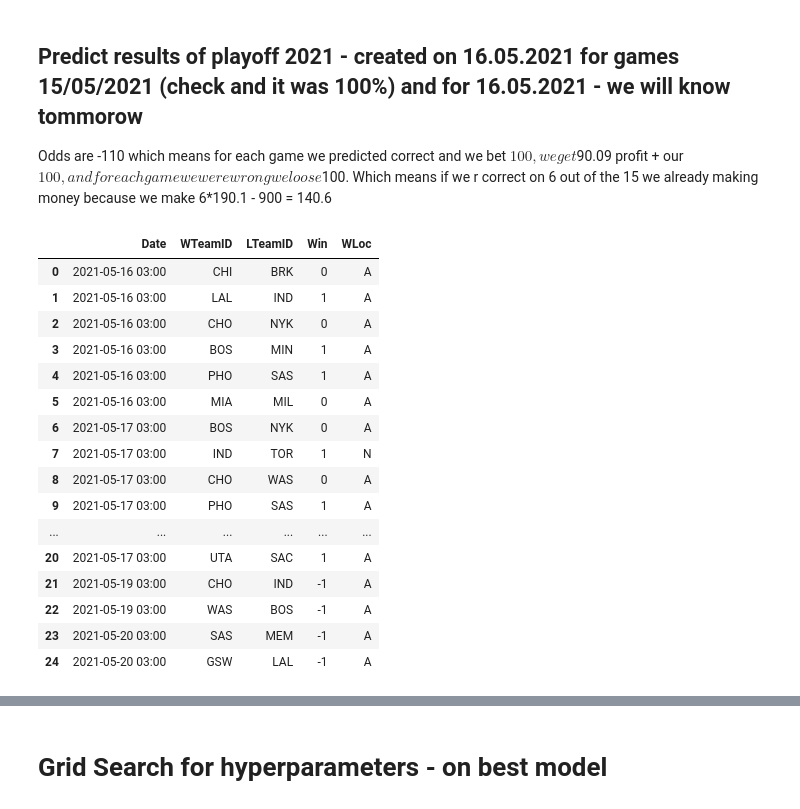
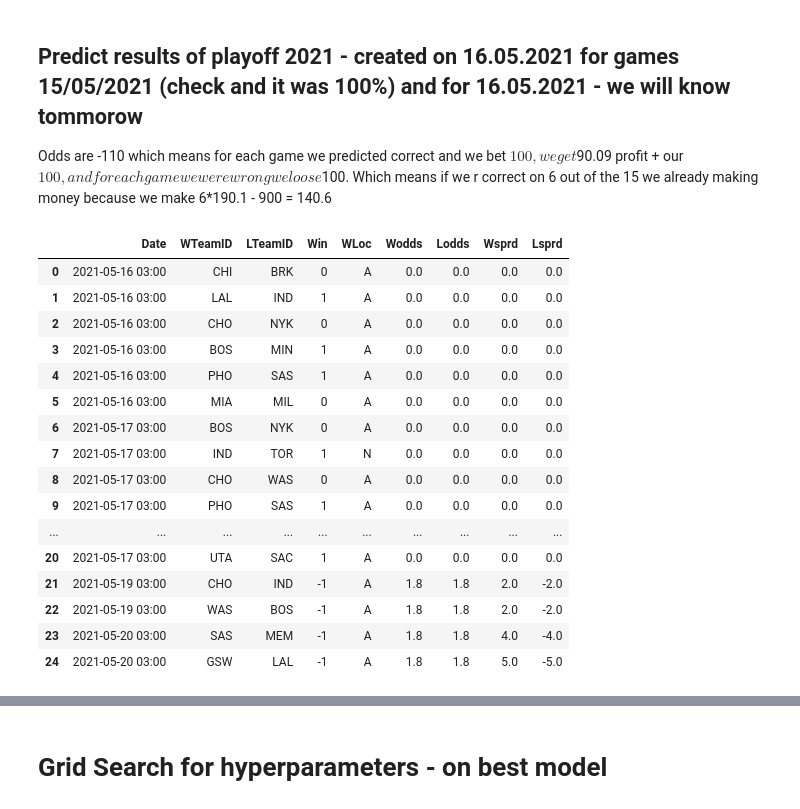
Before and after one commit to drbarak/NBA, a Jupyter notebook: NBA2021.ipynb, the cells around one changed output, grey strips where cells are left out. Saved outputs shown, nothing was run; the diff lists cells and outputs as text; code cells hidden in the pictures.

```diff
--- a/NBA2021.ipynb
+++ b/NBA2021.ipynb
@@ -811,53 +832,55 @@ if len(tourney_year):
 Odds are -110 which means for each game we predicted correct and we bet $100, we get $90.09 profit + our $100, and for each game we were wrong we loose $100. Which means if we r correct on 6 out of the 15 we already making money because we make 6*190.1 - 900 = 140.6
 # %%
 # the last columns ('Win') 0=the first team(Wteam) loses 1=Wteam wins
+# spread - if it is +2 means that you add 2 pts to your team score and then check the result (if it lost by 1 pts then +2 will make it a winner for the bet)
 playoff_future = [['2021-05-16 03:00','CHI','BRK',0,'A'],
                   ['2021-05-16 03:00','LAL','IND',1,'A'],
                   ['2021-05-16 03:00','CHO','NYK',0,'A'],
                   ['2021-05-16 03:00','BOS','MIN',1,'A'],
                   ['2021-05-16 03:00','PHO','SAS',1,'A'],
                   ['2021-05-16 03:00','MIA','MIL',0,'A'],
 
                   ['2021-05-17 03:00','BOS','NYK',0,'A'],
                   ['2021-05-17 03:00','IND','TOR',1,'N'],
                   ['2021-05-17 03:00','CHO','WAS',0,'A'],
                   ['2021-05-17 03:00','PHO','SAS',1,'A'],
                   ['2021-05-17 03:00','MEM','GSW',0,'A'],
                   ['2021-05-17 03:00','HOU','ATL',0,'A'],
                   ['2021-05-17 03:00','CLE','BRK',0,'A'],
                   ['2021-05-17 03:00','ORL','PHI',0,'A'],
                   ['2021-05-17 03:00','MIA','DET',1,'A'],
                   ['2021-05-17 03:00','MIL','CHI',0,'A'],
                   ['2021-05-17 03:00','DAL','MIN',0,'A'],
                   ['2021-05-17 03:00','LAL','NOP',1,'A'],
                   ['2021-05-17 03:00','LAC','OKC',0,'A'],
                   ['2021-05-17 03:00','DEN','POR',0,'A'],
                   ['2021-05-17 03:00','UTA','SAC',1,'A'],
 
-                  ['2021-05-19 03:00','CHO','IND',-1,'A'],
-                  ['2021-05-19 03:00','WAS','BOS',-1,'A'],
-                  ['2021-05-20 03:00','SAS','MEM',-1,'A'],
-                  ['2021-05-20 03:00','GSW','LAL',-1,'A'],
+                  ['2021-05-19 03:00','CHO','IND',-1,'A',1.8,1.8,2,-2],
+                  ['2021-05-19 03:00','WAS','BOS',-1,'A',1.8,1.8,2,-2],
+                  ['2021-05-20 03:00','SAS','MEM',-1,'A',1.8,1.8,4,-4],
+                  ['2021-05-20 03:00','GSW','LAL',-1,'A',1.8,1.8,5,-5],
                   ]
-df_playoff_future = pd.DataFrame(playoff_future, columns=['Date','WTeamID','LTeamID','Win', 'WLoc'])
+df_playoff_future = pd.DataFrame(playoff_future, columns=['Date','WTeamID','LTeamID','Win', 'WLoc', 'Wodds', 'odds','Wsprd', 'Lsprd'])
+df_playoff_future.fillna(0, inplace=True)
 df_playoff_future
 # %% [output]
-|  | Date | WTeamID | LTeamID | Win | WLoc |
-| 0 | 2021-05-16 03:00 | CHI | BRK | 0 | A |
-| 1 | 2021-05-16 03:00 | LAL | IND | 1 | A |
-| 2 | 2021-05-16 03:00 | CHO | NYK | 0 | A |
-| 3 | 2021-05-16 03:00 | BOS | MIN | 1 | A |
-| 4 | 2021-05-16 03:00 | PHO | SAS | 1 | A |
-| 5 | 2021-05-16 03:00 | MIA | MIL | 0 | A |
-| 6 | 2021-05-17 03:00 | BOS | NYK | 0 | A |
-| 7 | 2021-05-17 03:00 | IND | TOR | 1 | N |
-| 8 | 2021-05-17 03:00 | CHO | WAS | 0 | A |
-| 9 | 2021-05-17 03:00 | PHO | SAS | 1 | A |
-| ... | ... | ... | ... | ... | ... |
-| 20 | 2021-05-17 03:00 | UTA | SAC | 1 | A |
-| 21 | 2021-05-19 03:00 | CHO | IND | -1 | A |
-| 22 | 2021-05-19 03:00 | WAS | BOS | -1 | A |
-| 23 | 2021-05-20 03:00 | SAS | MEM | -1 | A |
-| 24 | 2021-05-20 03:00 | GSW | LAL | -1 | A |
+|  | Date | WTeamID | LTeamID | Win | WLoc | Wodds | Lodds | Wsprd | Lsprd |
+| 0 | 2021-05-16 03:00 | CHI | BRK | 0 | A | 0.0 | 0.0 | 0.0 | 0.0 |
+| 1 | 2021-05-16 03:00 | LAL | IND | 1 | A | 0.0 | 0.0 | 0.0 | 0.0 |
+| 2 | 2021-05-16 03:00 | CHO | NYK | 0 | A | 0.0 | 0.0 | 0.0 | 0.0 |
+| 3 | 2021-05-16 03:00 | BOS | MIN | 1 | A | 0.0 | 0.0 | 0.0 | 0.0 |
+| 4 | 2021-05-16 03:00 | PHO | SAS | 1 | A | 0.0 | 0.0 | 0.0 | 0.0 |
+| 5 | 2021-05-16 03:00 | MIA | MIL | 0 | A | 0.0 | 0.0 | 0.0 | 0.0 |
+| 6 | 2021-05-17 03:00 | BOS | NYK | 0 | A | 0.0 | 0.0 | 0.0 | 0.0 |
+| 7 | 2021-05-17 03:00 | IND | TOR | 1 | N | 0.0 | 0.0 | 0.0 | 0.0 |
+| 8 | 2021-05-17 03:00 | CHO | WAS | 0 | A | 0.0 | 0.0 | 0.0 | 0.0 |
+| 9 | 2021-05-17 03:00 | PHO | SAS | 1 | A | 0.0 | 0.0 | 0.0 | 0.0 |
+| ... | ... | ... | ... | ... | ... | ... | ... | ... | ... |
+| 20 | 2021-05-17 03:00 | UTA | SAC | 1 | A | 0.0 | 0.0 | 0.0 | 0.0 |
+| 21 | 2021-05-19 03:00 | CHO | IND | -1 | A | 1.8 | 1.8 | 2.0 | -2.0 |
+| 22 | 2021-05-19 03:00 | WAS | BOS | -1 | A | 1.8 | 1.8 | 2.0 | -2.0 |
+| 23 | 2021-05-20 03:00 | SAS | MEM | -1 | A | 1.8 | 1.8 | 4.0 | -4.0 |
+| 24 | 2021-05-20 03:00 | GSW | LAL | -1 | A | 1.8 | 1.8 | 5.0 | -5.0 |
 # %%
 tourney_result_df = predict_table(df_playoff_future, False)
```
Also changed, not shown: parts of 8 cells of this notebook.
